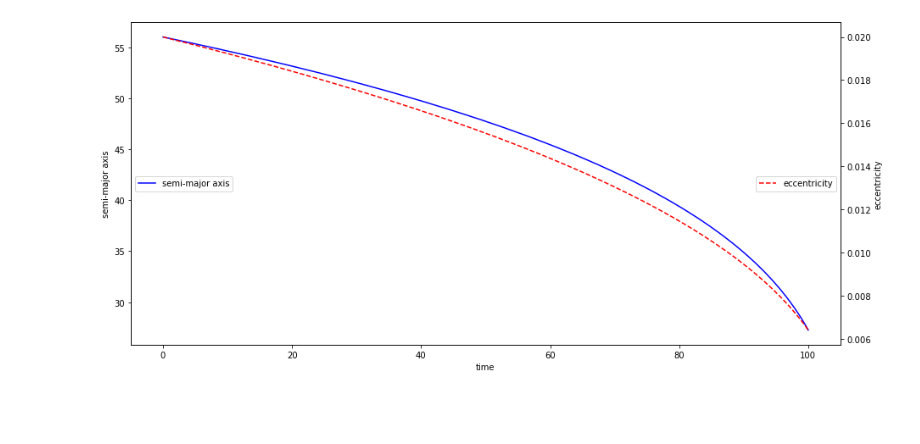
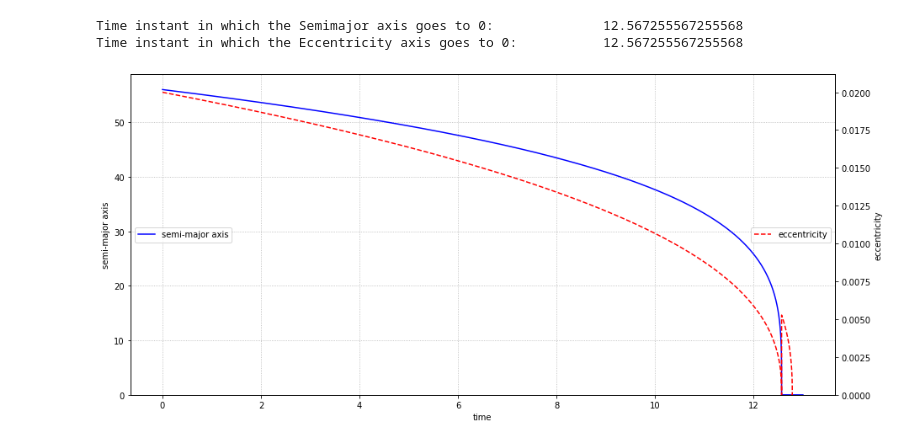
Before and after one commit to Bahadoram/Delay-Time-Dist.-of-Compact-Binary-Objects, a Jupyter notebook: project.ipynb, the cells around one changed output. Saved outputs shown, nothing was run; the diff lists cells and outputs as text; code cells hidden in the pictures; blank space fills up the shorter version.

Commit message:
add some charts

```diff
--- a/project.ipynb
+++ b/project.ipynb
@@ -16,11 +57,11 @@ BHBHm = pd.read_csv(dir+file2)
 # %%
-TMIN = 0;  TMAX = 100 # s
+TMIN = 0;  TMAX = 13 # s
 a0   = 56;   e0 = .02
 #initial_state = (a0, e0)
 NSTEPS        = int(1e6)
 
 # just for the try
-M1, M2 = 18e24, 21e24
+M1, M2 = BHBH[['Mass_0', 'Mass_1']].iloc[0]
 
 h = ( TMAX - TMIN ) / (NSTEPS - 1.)
 t = np.linspace(TMIN, TMAX, NSTEPS)
@@ -59,14 +129,23 @@ z = odeint(system_ODE, initial_state, t, args=(M2, M1))
+# %%
+print("Time instant in which the Semimajor axis goes to 0:\t\t",    t[z[:,0]<=0][0])
+print("Time instant in which the Eccentricity axis goes to 0:\t\t", t[z[:,1]<=0][0])
+# %% [output]
+Time instant in which the Semimajor axis goes to 0:              12.567255567255568
+Time instant in which the Eccentricity axis goes to 0:           12.567255567255568
 # %%
 fig, ax = plt.subplots(figsize=(15,7))
 ax.plot(t,z[:,0],'b-',  label='semi-major axis')
 ax.set_ylabel('semi-major axis')
 ax.set_xlabel('time')
 ax.legend(loc='center left')
+ax.grid(ls='dotted')
+ax.set_ylim(bottom=0)
 
 ax_ = ax.twinx()
 ax_.plot(t,z[:,1],'r--', label='eccentricity')
 ax_.set_ylabel('eccentricity')
 ax_.legend(loc='center right')
+ax_.set_ylim(bottom=0)
 plt.show()
 # %% [output]
-[figure, old version]
+[figure, new version]
```
Also changed, not shown: parts of 9 cells of this notebook, 1 other file.
